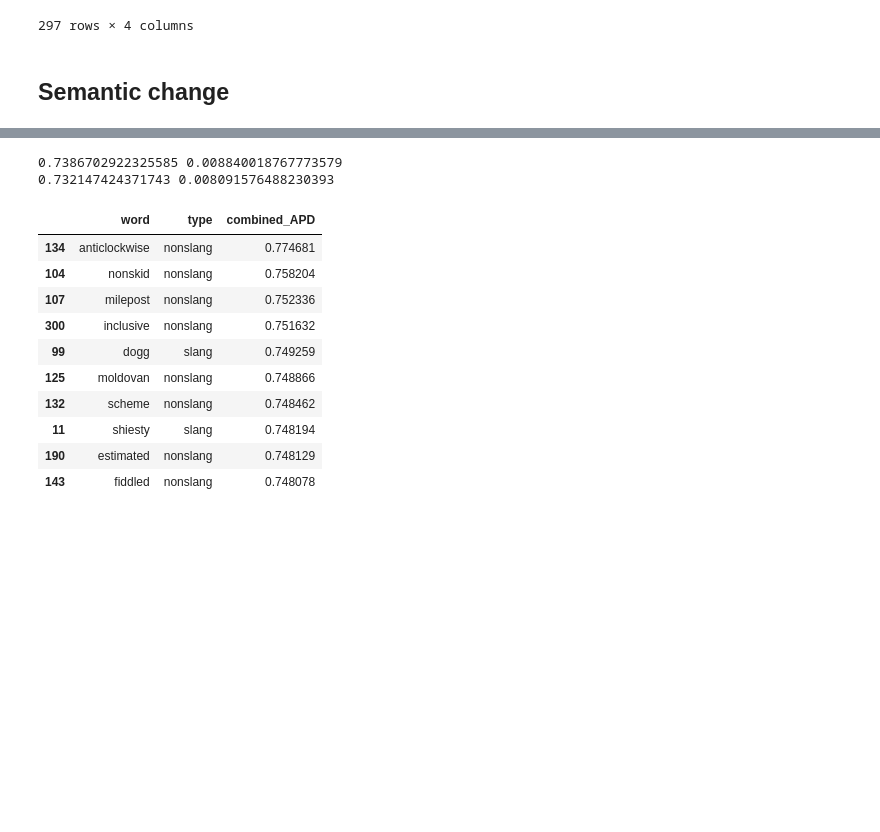
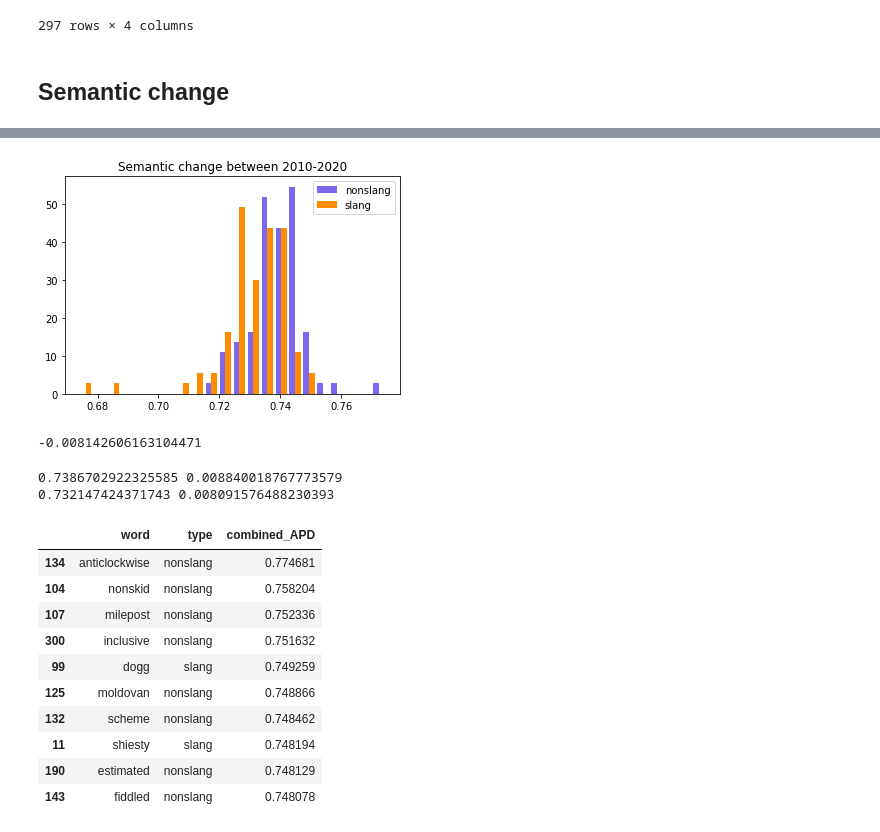
Before and after one commit to opedal/slangvolution, a Jupyter notebook: Word sampling.ipynb, the cells around one changed output, grey strips where cells are left out. Cells and saved outputs as stored; diff of their text form; code cells hidden in the pictures; blank space fills up the shorter version.

```diff
--- a/Word sampling.ipynb
+++ b/Word sampling.ipynb
@@ -363,3 +374,16 @@ plt.show()
+# %%
+plt.hist([nonslang_APD,slang_APD], bins=22, color=['mediumslateblue','darkorange'],
+         label=['nonslang', 'slang'], density=True)
+plt.legend()
+plt.title("Semantic change between 2010-2020")
+plt.show()
+# %% [output]
+[figure, added]
+# %%
+import numpy as np
+np.mean(slang_APD) - np.mean(nonslang_APD)
+# %% [output]
+-0.008142606163104471
 # %%
 import numpy as np
 print(np.nanmean(nonslang_APD), np.nanstd(nonslang_APD))
```
Also changed, not shown: parts of 2 cells of this notebook, 3 other files.
